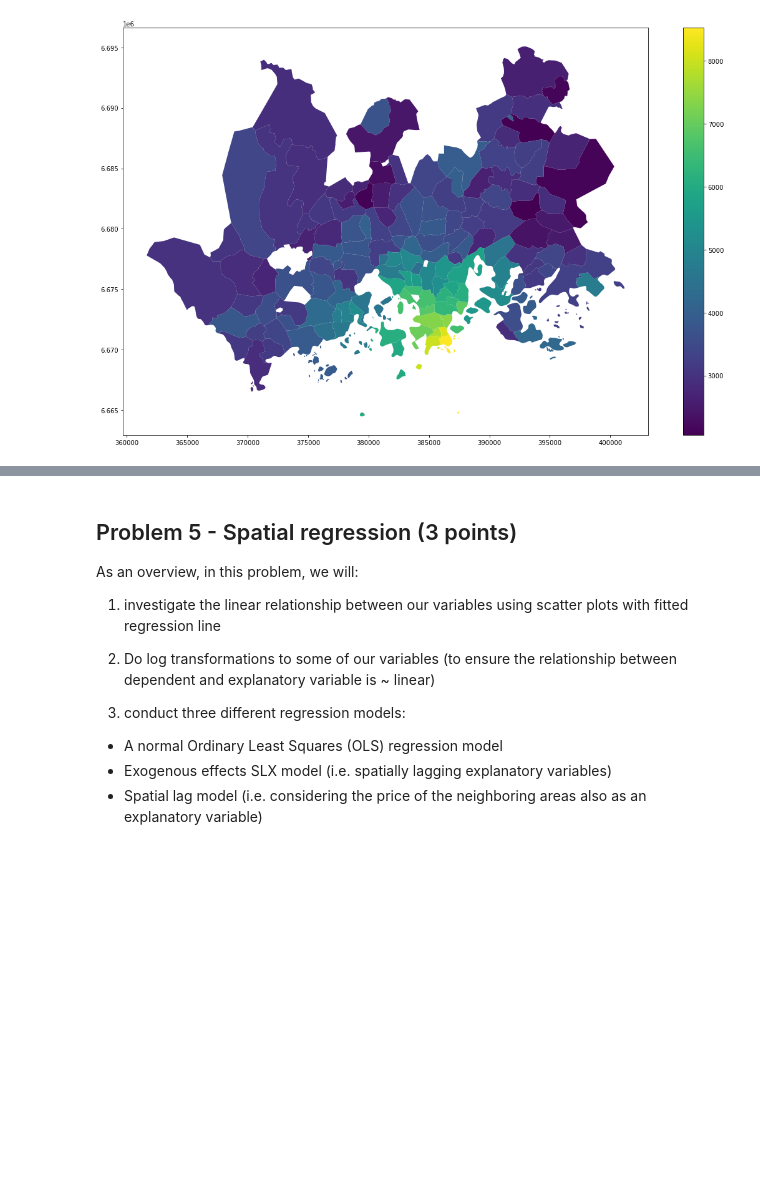
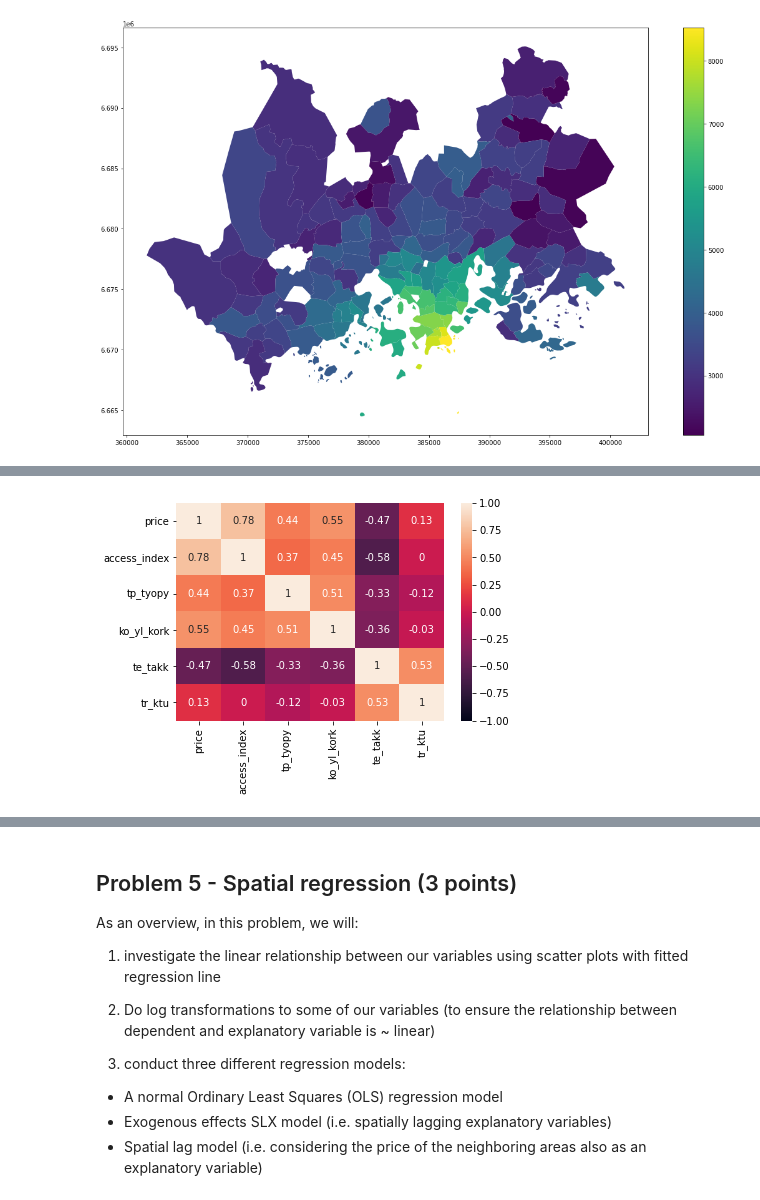
Before and after one commit to Sustainability-GIS-2021/exercise-4-Saareem, a Jupyter notebook: Exercise-4-programming.ipynb, the cells around one changed output, grey strips where cells are left out. Cells and saved outputs as stored; diff of their text form; code cells hidden in the pictures; blank space fills up the shorter version.

```diff
--- a/Exercise-4-programming.ipynb
+++ b/Exercise-4-programming.ipynb
@@ -148,3 +252,9 @@ raise NotImplementedError()
+# %%
+variables = ap_by_pc.loc[:,["price", "access_index", "tp_tyopy", "ko_yl_kork", "te_takk", "tr_ktu"]]
+correlation_matrix = variables.corr().round(2)
+heatmap = sns.heatmap(correlation_matrix, vmin=-1, vmax=1, annot=True)
+# %% [output]
+[figure, added]
 # %% [markdown]
 ## Problem 4 - Is there spatial autocorrelation in the price values? (2 points)
 
```
Also changed, not shown: parts of 5 cells of this notebook.
